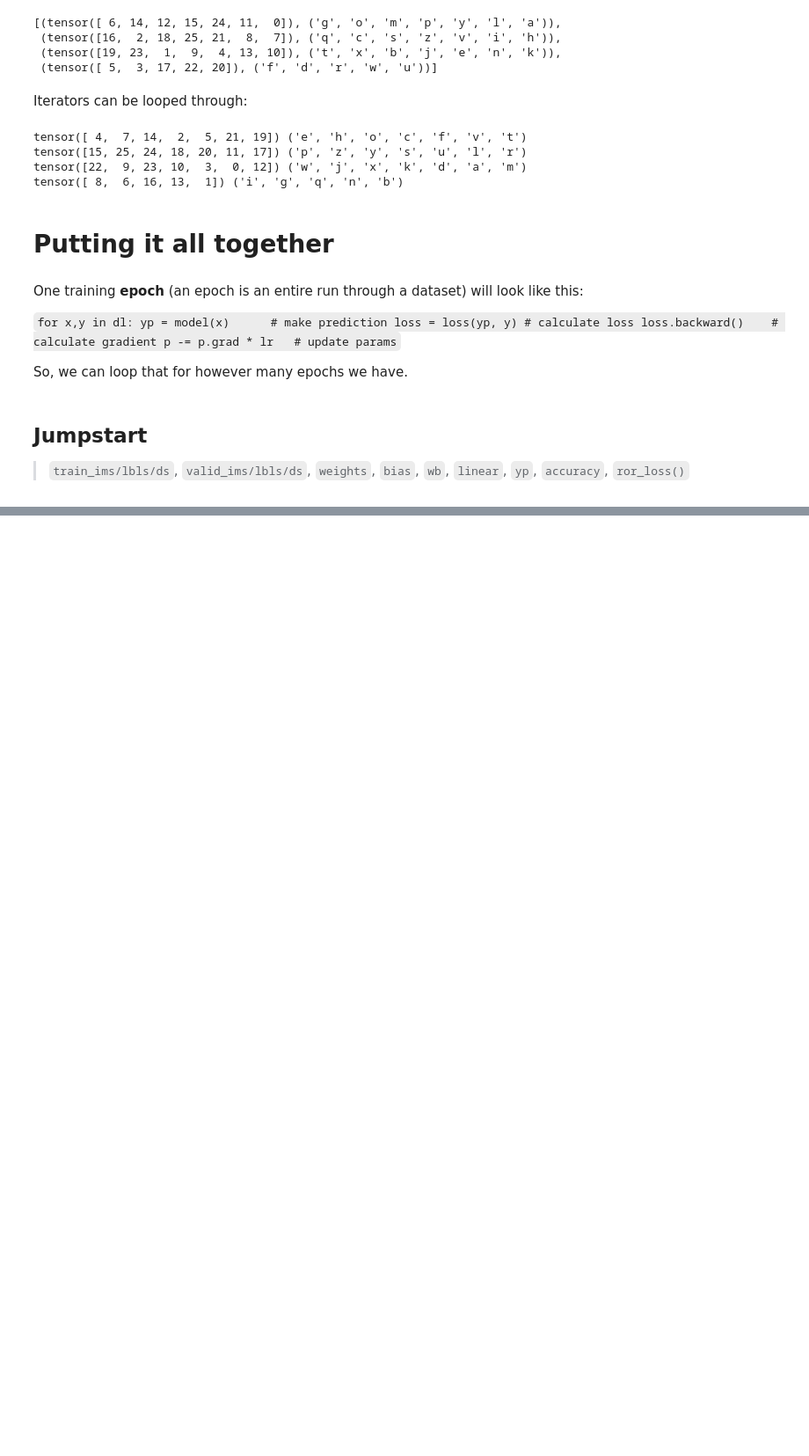
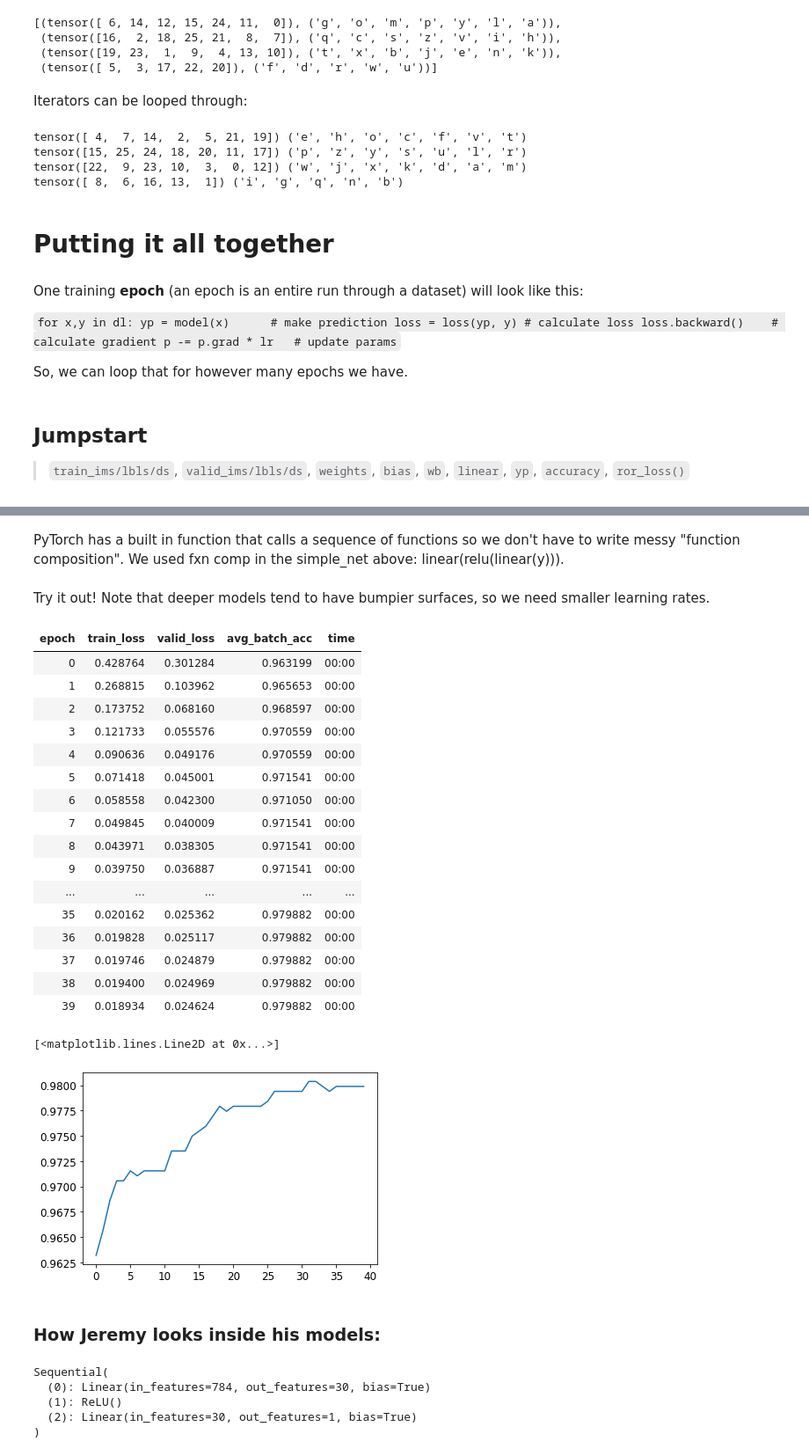
Before and after one commit to mccallion/rory, a Jupyter notebook: _20200901_mnist_basics.ipynb, the cells around one changed output, grey strips where cells are left out. Shown at 88% size. Saved outputs shown, nothing was run; the diff lists cells and outputs as text; code cells hidden in the pictures; blank space fills up the shorter version.

```diff
--- a/_20200901_mnist_basics.ipynb
+++ b/_20200901_mnist_basics.ipynb
@@ -829,0 +879,5 @@ Epoch 30: 0.96
+# %%
+def avg_batch_acc(yp,y): # Calcs accuracy of a mini-batch. Inputs are tensors. Everything is tensors!
+    pred = torch.sigmoid(yp)
+    correct = (pred>0.5) == y
+    return correct.float().mean()
@@ -829,0 +1039,2 @@ Epoch 30: 0.96
+# %%
+dls = DataLoaders(train_dl, valid_dl)
@@ -829,0 +1073,2 @@ Epoch 30: 0.96
+# %% [markdown]
+PyTorch has a built in function that calls a sequence of functions so we don't have to write messy "function composition". We used fxn comp in the simple_net above: linear(relu(linear(y))).
@@ -829,0 +1081,49 @@ Epoch 30: 0.96
+# %% [markdown]
+Try it out! Note that deeper models tend to have bumpier surfaces, so we need smaller learning rates.
+# %%
+net = nn.Sequential( # build net and initialize params at the same time
+    nn.Linear(28*28,30),
+    nn.ReLU(),
+    nn.Linear(30,1))
+
+learn = Learner(dls,                             # dataloaders
+                net,                             # model
+                opt_func=SGD,                    #
+                loss_func=midirected_confidence, # loss fxn
+                metrics=avg_batch_acc)           # judgement metric
+
+
+learn.fit(40,0.1)
+
+plt.plot(L(learn.recorder.values).itemgot(2)) #L.itemgot(n) gets nth row
+# %% [output]
+| epoch | train_loss | valid_loss | avg_batch_acc | time |
+| 0 | 0.428764 | 0.301284 | 0.963199 | 00:00 |
+| 1 | 0.268815 | 0.103962 | 0.965653 | 00:00 |
+| 2 | 0.173752 | 0.068160 | 0.968597 | 00:00 |
+| 3 | 0.121733 | 0.055576 | 0.970559 | 00:00 |
+| 4 | 0.090636 | 0.049176 | 0.970559 | 00:00 |
+| 5 | 0.071418 | 0.045001 | 0.971541 | 00:00 |
+| 6 | 0.058558 | 0.042300 | 0.971050 | 00:00 |
+| 7 | 0.049845 | 0.040009 | 0.971541 | 00:00 |
+| 8 | 0.043971 | 0.038305 | 0.971541 | 00:00 |
+| 9 | 0.039750 | 0.036887 | 0.971541 | 00:00 |
+| ... | ... | ... | ... | ... |
+| 35 | 0.020162 | 0.025362 | 0.979882 | 00:00 |
+| 36 | 0.019828 | 0.025117 | 0.979882 | 00:00 |
+| 37 | 0.019746 | 0.024879 | 0.979882 | 00:00 |
+| 38 | 0.019400 | 0.024969 | 0.979882 | 00:00 |
+| 39 | 0.018934 | 0.024624 | 0.979882 | 00:00 |
+[<matplotlib.lines.Line2D at 0x...>]
+[figure, added]
+# %% [markdown]
+### How Jeremy looks inside his models:
+# %%
+# output model structure into m with learn.model
+m = learn.model; m
+# %% [output]
+Sequential(
+  (0): Linear(in_features=784, out_features=30, bias=True)
+  (1): ReLU()
+  (2): Linear(in_features=30, out_features=1, bias=True)
+)
```
Also changed, not shown: parts of 69 cells of this notebook, 1 other file.
